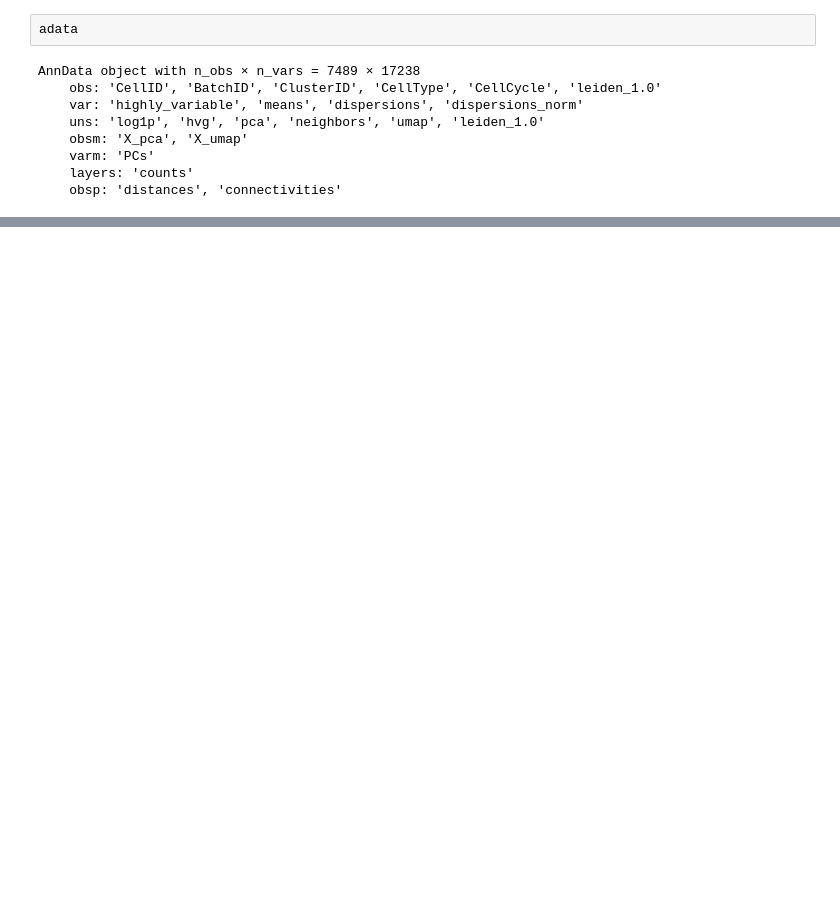
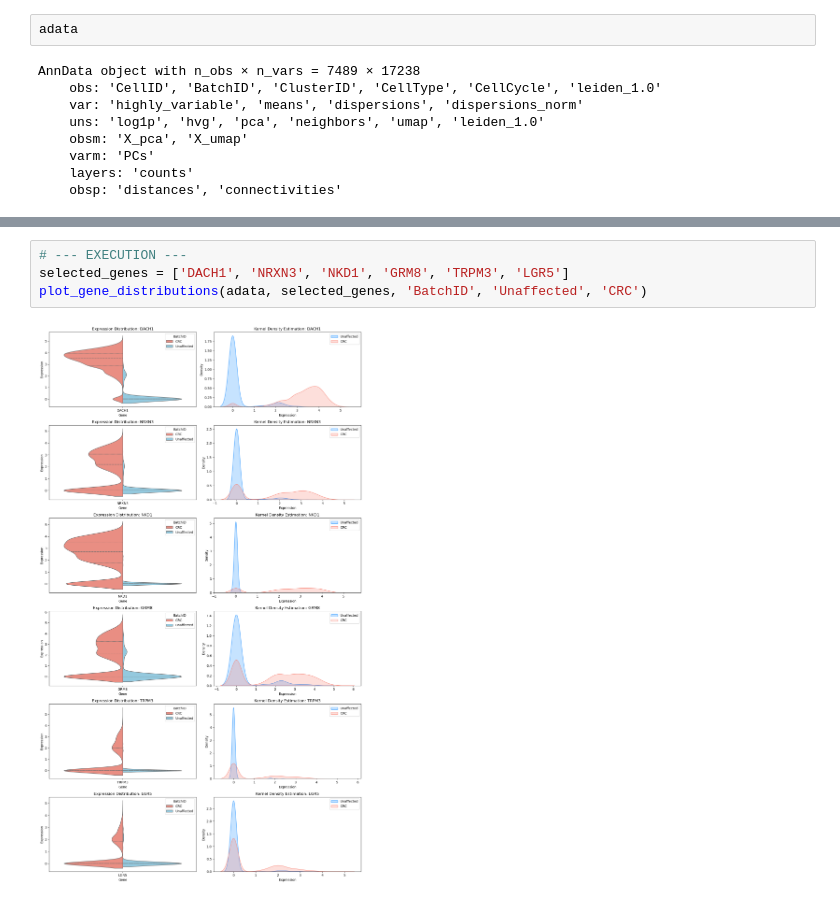
Before and after one commit to sromero1992/single_cell_projects, a Jupyter notebook: spline_dv_python/spline_dv_test.ipynb, the cells around one changed output, grey strips where cells are left out. Cells and saved outputs as stored; diff of their text form; blank space fills up the shorter version.

```diff
--- a/spline_dv_python/spline_dv_test.ipynb
+++ b/spline_dv_python/spline_dv_test.ipynb
@@ -484,0 +814,6 @@ print(results.sort_values('dv_score', ascending=False).head(10))
+# %%
+# --- EXECUTION ---
+selected_genes = ['DACH1', 'NRXN3', 'NKD1', 'GRM8', 'TRPM3', 'LGR5']
+plot_gene_distributions(adata, selected_genes, 'BatchID', 'Unaffected', 'CRC')
+# %% [output]
+[figure, added]
```
Also changed, not shown: parts of 12 cells of this notebook.
